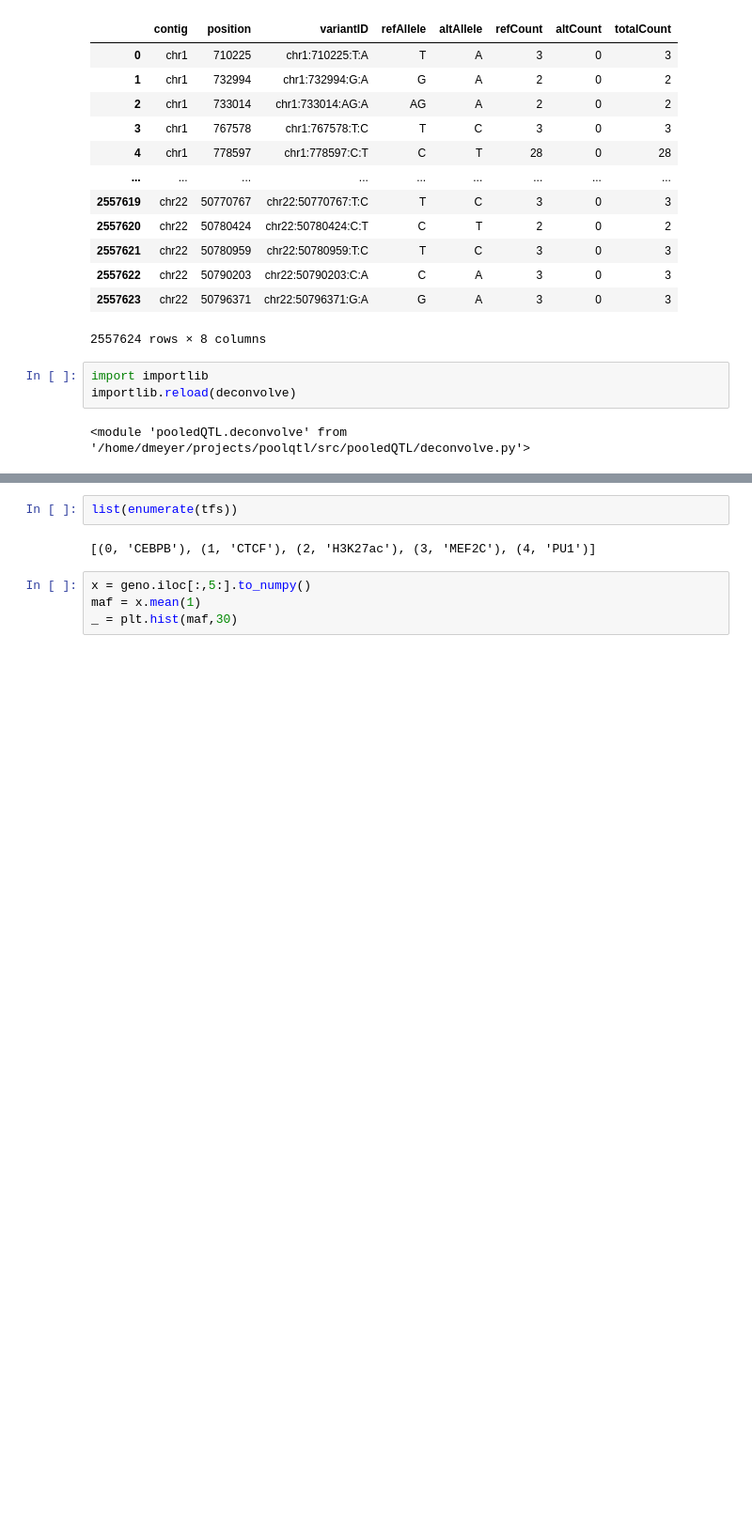
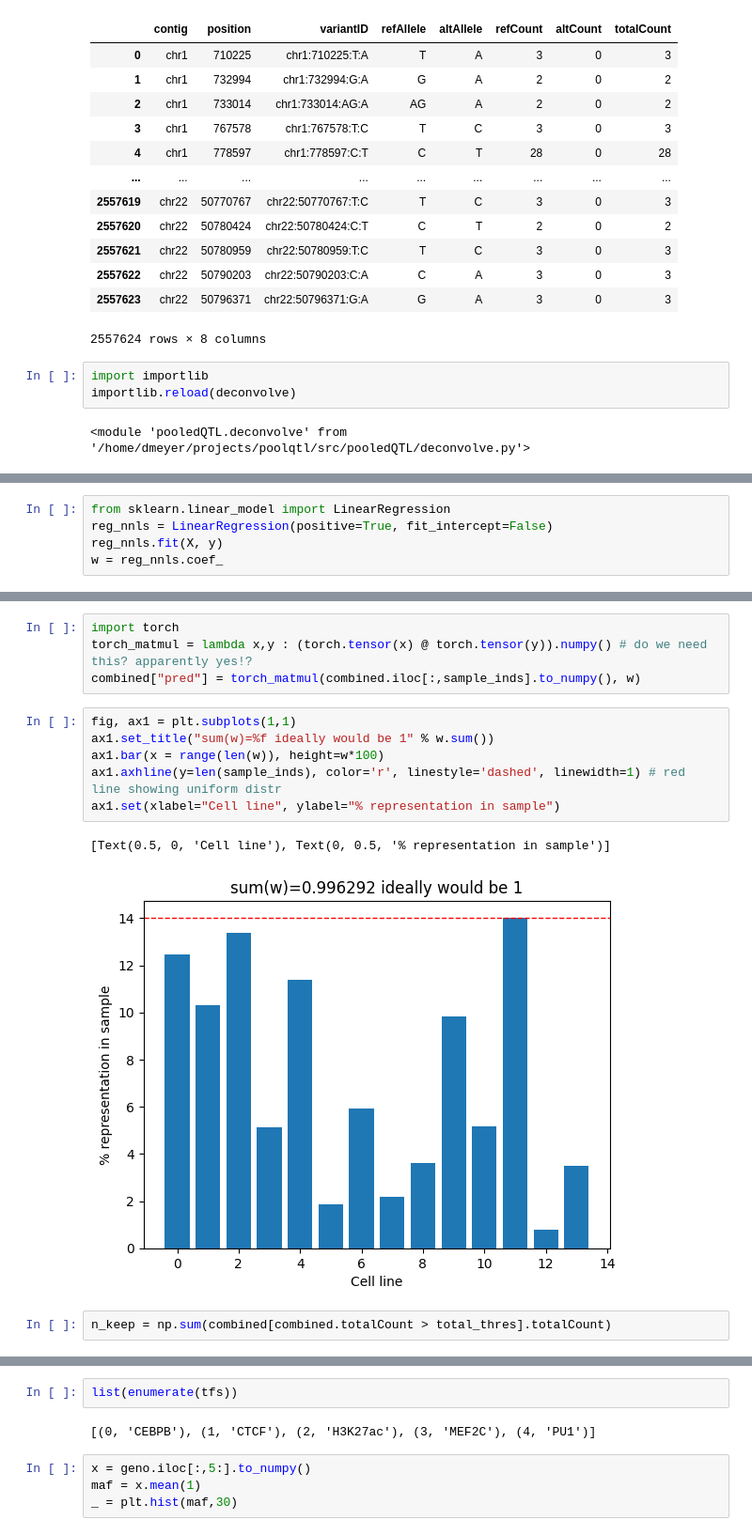
Before and after one commit to daklab/poolqtl, a Jupyter notebook: src/ariana_round2.ipynb, the cells around one changed output, grey strips where cells are left out. Shown at 94% size. Drawn from its saved outputs; the diff is of its cells as text; blank space fills up the shorter version.

```diff
--- a/src/ariana_round2.ipynb
+++ b/src/ariana_round2.ipynb
@@ -159,0 +149,5 @@ pprint.(np.sum(combined.totalCount))
+# %%
+from sklearn.linear_model import LinearRegression
+reg_nnls = LinearRegression(positive=True, fit_intercept=False)
+reg_nnls.fit(X, y)
+w = reg_nnls.coef_
@@ -187,0 +170,15 @@ combined[combined.totalCount >= 10]
+# %%
+import torch
+torch_matmul = lambda x,y : (torch.tensor(x) @ torch.tensor(y)).numpy() # do we need this? apparently yes!?
+combined["pred"] = torch_matmul(combined.iloc[:,sample_inds].to_numpy(), w)
+# %%
+fig, ax1 = plt.subplots(1,1)
+ax1.set_title("sum(w)=%f ideally would be 1" % w.sum())
+ax1.bar(x = range(len(w)), height=w*100)
+ax1.axhline(y=len(sample_inds), color='r', linestyle='dashed', linewidth=1) # red line showing uniform distr
+ax1.set(xlabel="Cell line", ylabel="% representation in sample")
+# %% [output]
+[Text(0.5, 0, 'Cell line'), Text(0, 0.5, '% representation in sample')]
+[figure, added]
+# %%
+n_keep = np.sum(combined[combined.totalCount > total_thres].totalCount)
```
Also changed, not shown: parts of 37 cells of this notebook.
